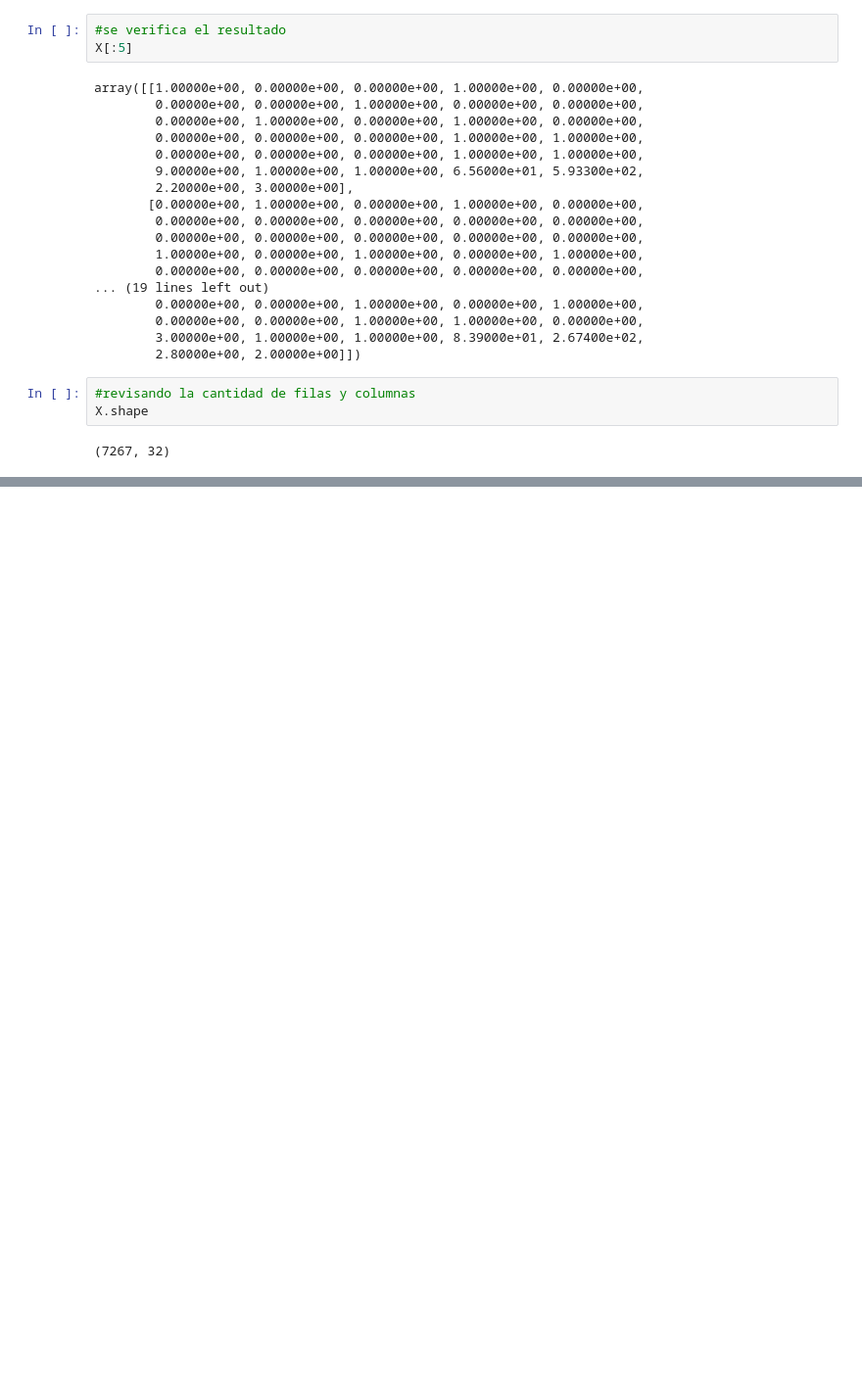
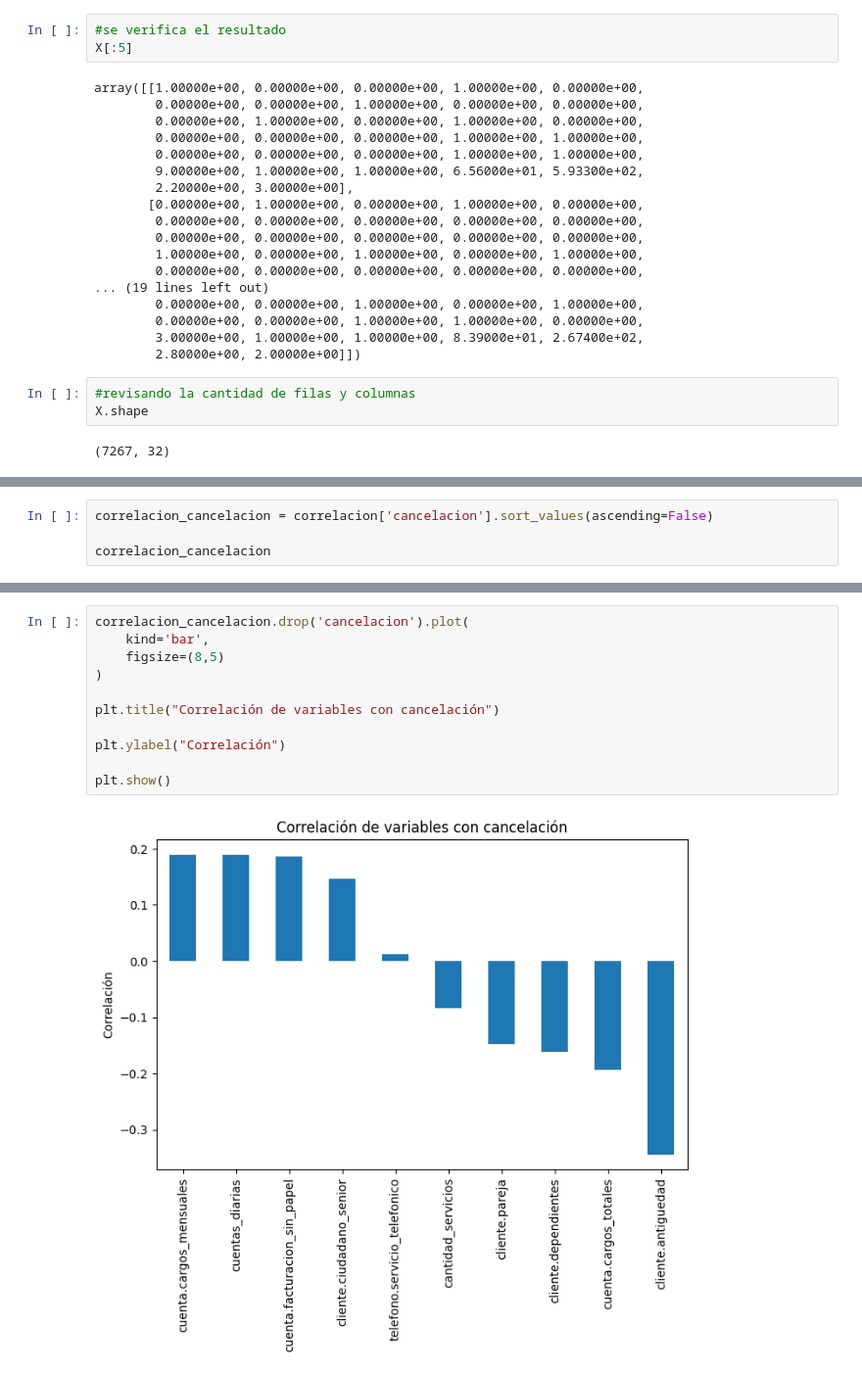
Before and after one commit to patinohoyosgisell/Challege_Telecom_X_parte_2, a Jupyter notebook: Challege_Telecom_X_parte_2.ipynb, the cells around one changed output, grey strips where cells are left out. Shown at 98% size. Drawn from its saved outputs; the diff is of its cells as text; blank space fills up the shorter version.

```diff
--- a/Challege_Telecom_X_parte_2.ipynb
+++ b/Challege_Telecom_X_parte_2.ipynb
@@ -285,0 +465,4 @@ X.shape
+# %%
+correlacion_cancelacion = correlacion['cancelacion'].sort_values(ascending=False)
+
+correlacion_cancelacion
@@ -285,0 +483,13 @@ X.shape
+# %%
+correlacion_cancelacion.drop('cancelacion').plot(
+    kind='bar',
+    figsize=(8,5)
+)
+
+plt.title("Correlación de variables con cancelación")
+
+plt.ylabel("Correlación")
+
+plt.show()
+# %% [output]
+[figure, added]
```
Also changed, not shown: parts of 44 cells of this notebook.
